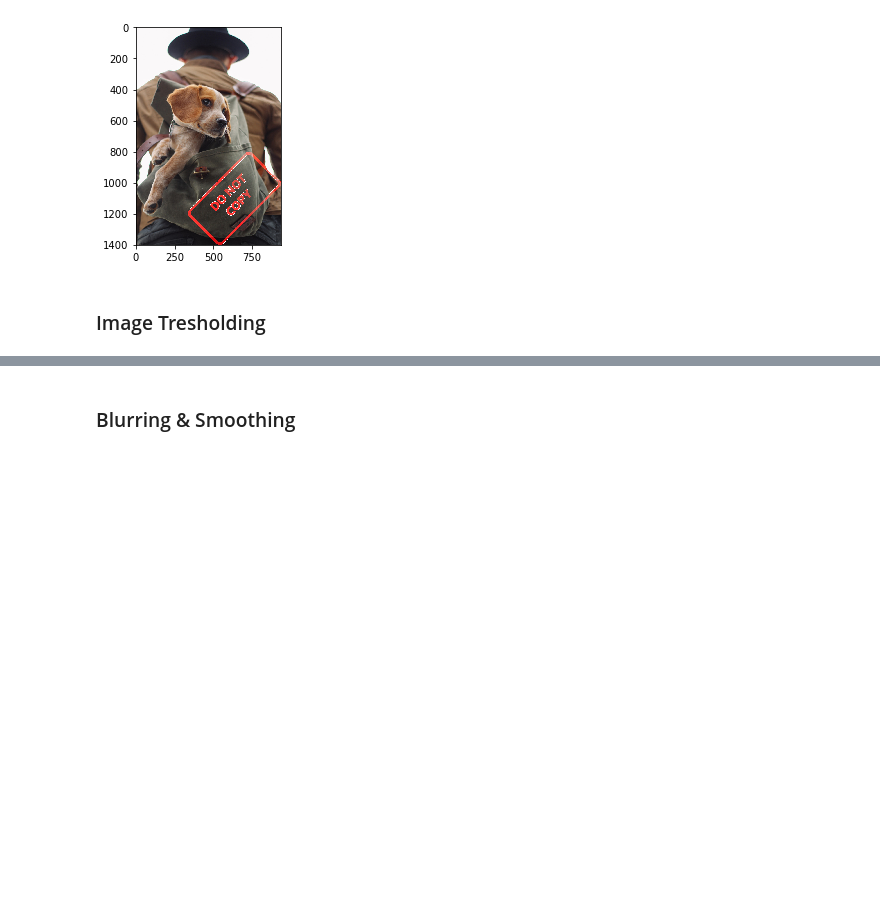
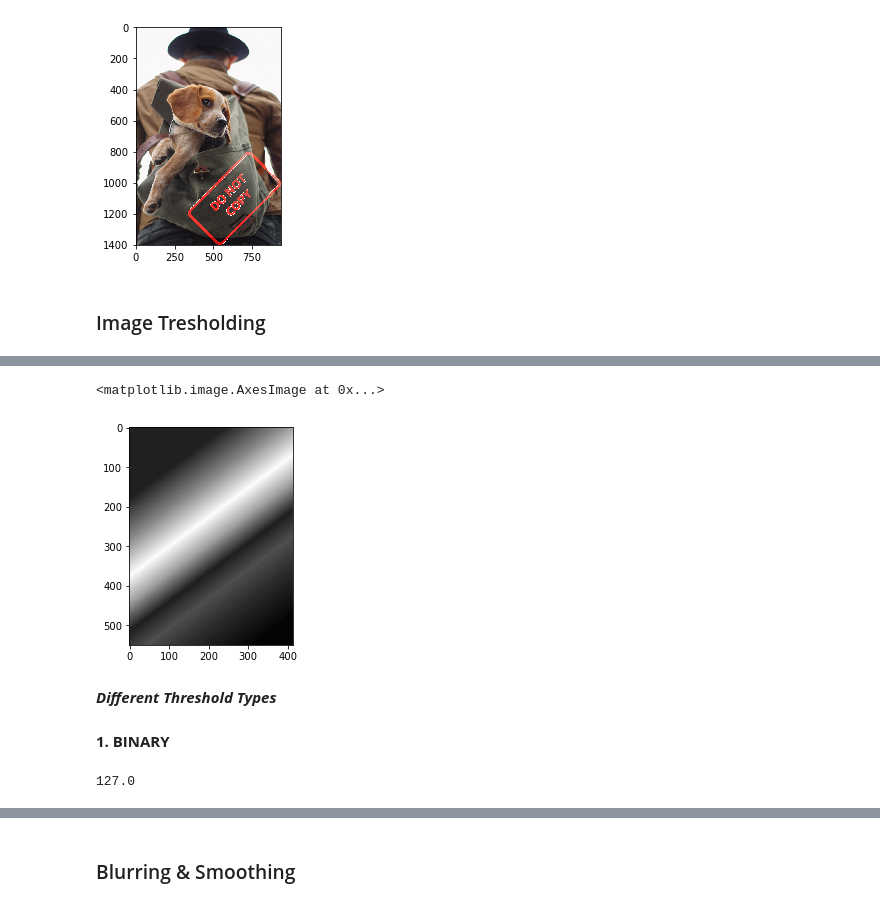
Before and after one commit to novojitdas/Computer-Vision, a Jupyter notebook: 04_image_processing.ipynb, the cells around one changed output, grey strips where cells are left out. Drawn from its saved outputs; the diff is of its cells as text; code cells hidden in the pictures; blank space fills up the shorter version.

Commit message:
thresh

```diff
--- a/04_image_processing.ipynb
+++ b/04_image_processing.ipynb
@@ -280,0 +293,9 @@ plt.imshow(large_img)
+# %%
+plt.imshow(rgb,cmap='gray')
+# %% [output]
+<matplotlib.image.AxesImage at 0x...>
+[figure, added]
+# %% [markdown]
+***Different Threshold Types***
+# %% [markdown]
+**1. BINARY**
@@ -280,0 +310,4 @@ plt.imshow(large_img)
+# %%
+ret
+# %% [output]
+127.0
```
Also changed, not shown: parts of 14 cells of this notebook.
